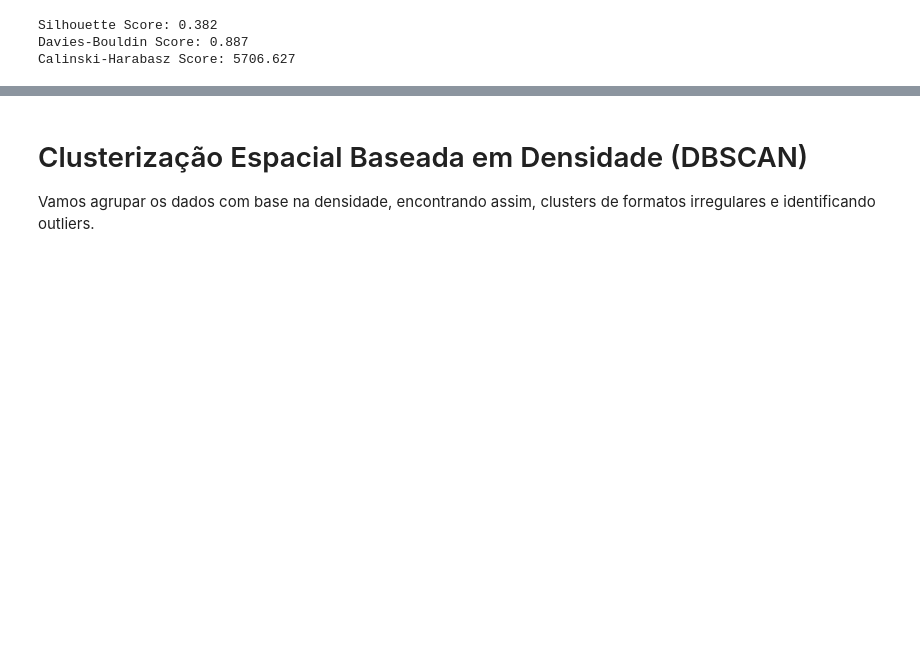
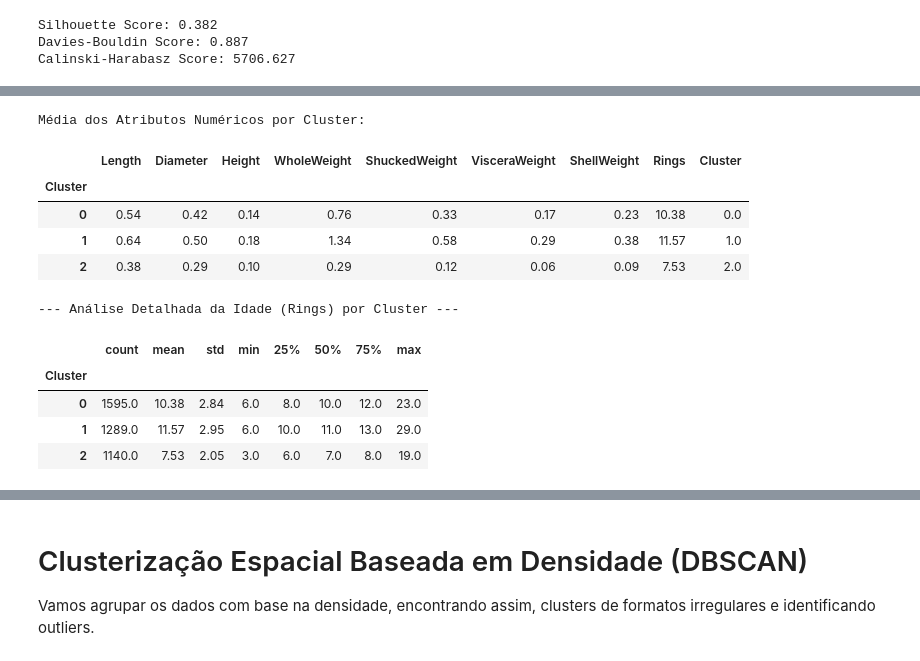
Before and after one commit to joabemorais/Trabalho-ML-2, a Jupyter notebook: test.ipynb, the cells around one changed output, grey strips where cells are left out. Drawn from its saved outputs; the diff is of its cells as text; code cells hidden in the pictures; blank space fills up the shorter version.

```diff
--- a/test.ipynb
+++ b/test.ipynb
@@ -353,0 +384,24 @@ plt.show()
+# %%
+# Usando o df_clean por ser o dataset original tratado sem os ruídos
+df_clean['Cluster'] = labels  #kmeans.fit_predict
+
+# Agrupamos por cluster e calculamos a média das features numéricas
+numeric_cols = df_clean.select_dtypes(include='number').columns
+print("Média dos Atributos Numéricos por Cluster:\n")
+display(df_clean.groupby('Cluster')[numeric_cols].mean().round(2))
+
+print("\n--- Análise Detalhada da Idade (Rings) por Cluster ---\n")
+display(df_clean.groupby('Cluster')['Rings'].describe().round(2))
+# %% [output]
+Média dos Atributos Numéricos por Cluster:
+|  | Length | Diameter | Height | WholeWeight | ShuckedWeight | VisceraWeight | ShellWeight | Rings | Cluster |
+| Cluster |  |  |  |  |  |  |  |  |  |
+| 0 | 0.54 | 0.42 | 0.14 | 0.76 | 0.33 | 0.17 | 0.23 | 10.38 | 0.0 |
+| 1 | 0.64 | 0.50 | 0.18 | 1.34 | 0.58 | 0.29 | 0.38 | 11.57 | 1.0 |
+| 2 | 0.38 | 0.29 | 0.10 | 0.29 | 0.12 | 0.06 | 0.09 | 7.53 | 2.0 |
+--- Análise Detalhada da Idade (Rings) por Cluster ---
+|  | count | mean | std | min | 25% | 50% | 75% | max |
+| Cluster |  |  |  |  |  |  |  |  |
+| 0 | 1595.0 | 10.38 | 2.84 | 6.0 | 8.0 | 10.0 | 12.0 | 23.0 |
+| 1 | 1289.0 | 11.57 | 2.95 | 6.0 | 10.0 | 11.0 | 13.0 | 29.0 |
+| 2 | 1140.0 | 7.53 | 2.05 | 3.0 | 6.0 | 7.0 | 8.0 | 19.0 |
```
Also changed, not shown: parts of 2 cells of this notebook.
